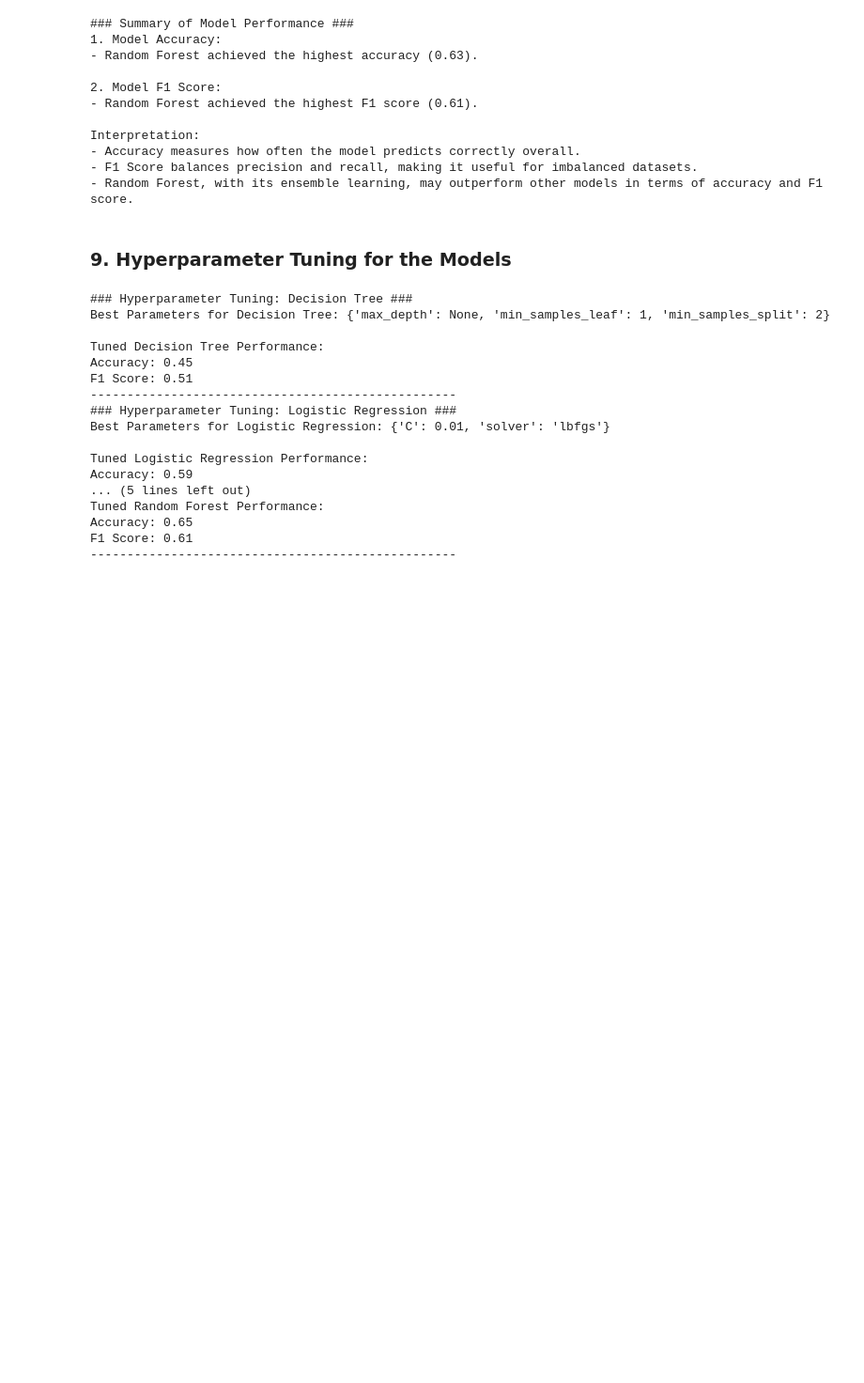
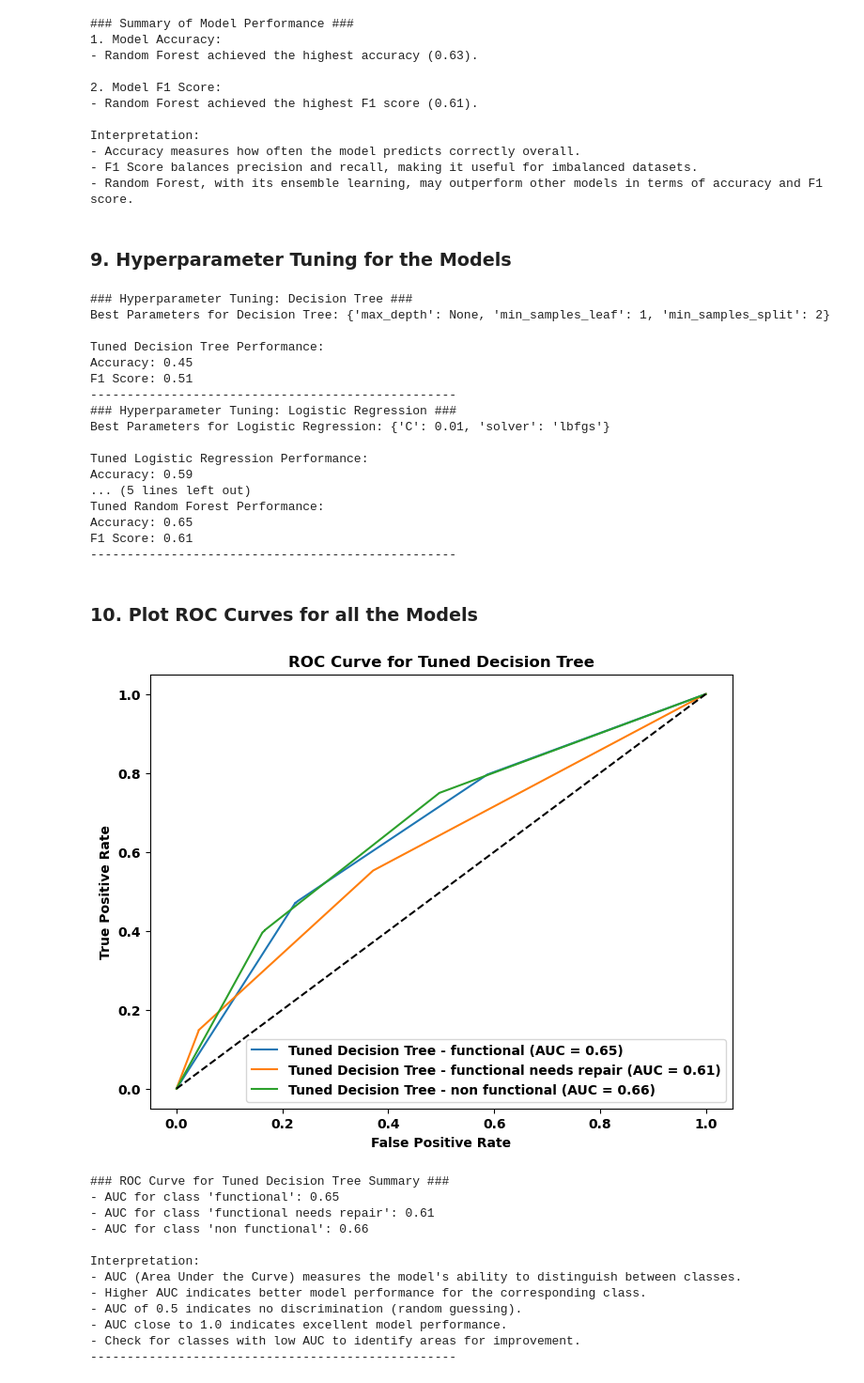
Before and after one commit to Otim135/PHASE_3_CLASSIFICATION_PROJECT, a Jupyter notebook: final_well_analysis.ipynb, the cells around one changed output. Shown at 94% size. Drawn from its saved outputs; the diff is of its cells as text; code cells hidden in the pictures; blank space fills up the shorter version.

```diff
--- a/final_well_analysis.ipynb
+++ b/final_well_analysis.ipynb
@@ -509,3 +509,80 @@ Tuned Random Forest Performance:
 Accuracy: 0.65
 F1 Score: 0.61
 --------------------------------------------------
+# %% [markdown]
+### **10. Plot ROC Curves for all the Models**
+# %%
+from sklearn.metrics import roc_curve, auc
+import matplotlib.pyplot as plt
+
+# Updated ROC Curve Plotting Function
+def plot_roc_curve_with_summary(y_true, y_prob, title, model_name):
+    """
+    Plot ROC curves and generate a summary for each class with AUC values.
+    """
+    plt.figure(figsize=(8, 6))
+    auc_values = {}  # Dictionary to store AUC for each class
+
+    for i, class_name in enumerate(label_encoder.classes_):
+        fpr, tpr, _ = roc_curve(y_true[:, i], y_prob[:, i])
+        roc_auc = auc(fpr, tpr)
+        auc_values[class_name] = roc_auc  # Save AUC value
+
+        plt.plot(fpr, tpr, label=f'{model_name} - {class_name} (AUC = {roc_auc:.2f})')
+
+    plt.plot([0, 1], [0, 1], 'k--')  # Diagonal reference line
+    plt.xlabel('False Positive Rate')
+    plt.ylabel('True Positive Rate')
+    plt.title(title)
+    plt.legend(loc='lower right')
+    plt.show()
+
+    # Summary of AUC values
+    print(f"### {title} Summary ###")
+    for class_name, auc_value in auc_values.items():
+        print(f"- AUC for class '{class_name}': {auc_value:.2f}")
+    print("\nInterpretation:")
+    print("- AUC (Area Under the Curve) measures the model's ability to distinguish between classes.")
+    print("- Higher AUC indicates better model performance for the corresponding class.")
+    print("- AUC of 0.5 indicates no discrimination (random guessing).")
+    print("- AUC close to 1.0 indicates excellent model performance.")
+    print("- Check for classes with low AUC to identify areas for improvement.")
+    print("-" * 50)
+
+# Binarize the target for ROC computation
+from sklearn.preprocessing import label_binarize
+y_val_bin = label_binarize(y_val, classes=[0, 1, 2])
+
+# Compute probabilities for ROC
+y_prob_dt = dt_tuned.predict_proba(X_val)  # Decision Tree probabilities
+y_prob_lr = lr_tuned.predict_proba(X_val)  # Logistic Regression probabilities
+y_prob_rf = rf_tuned.predict_proba(X_val)  # Random Forest probabilities
+
+# ROC Curve for Decision Tree
+plot_roc_curve_with_summary(y_val_bin, y_prob_dt,
+                            'ROC Curve for Tuned Decision Tree',
+                            'Tuned Decision Tree')
+
+# ROC Curve for Logistic Regression
+plot_roc_curve_with_summary(y_val_bin, y_prob_lr,
+                            'ROC Curve for Tuned Logistic Regression',
+                            'Tuned Logistic Regression')
+
+# ROC Curve for Random Forest
+plot_roc_curve_with_summary(y_val_bin, y_prob_rf,
+                            'ROC Curve for Tuned Random Forest',
+                            'Tuned Random Forest')
+# %% [output]
+[figure, added]
+### ROC Curve for Tuned Decision Tree Summary ###
+- AUC for class 'functional': 0.65
+- AUC for class 'functional needs repair': 0.61
+- AUC for class 'non functional': 0.66
+
+Interpretation:
+- AUC (Area Under the Curve) measures the model's ability to distinguish between classes.
+- Higher AUC indicates better model performance for the corresponding class.
+- AUC of 0.5 indicates no discrimination (random guessing).
+- AUC close to 1.0 indicates excellent model performance.
+- Check for classes with low AUC to identify areas for improvement.
+--------------------------------------------------
```
Also changed, not shown: parts of 1 cell of this notebook.
